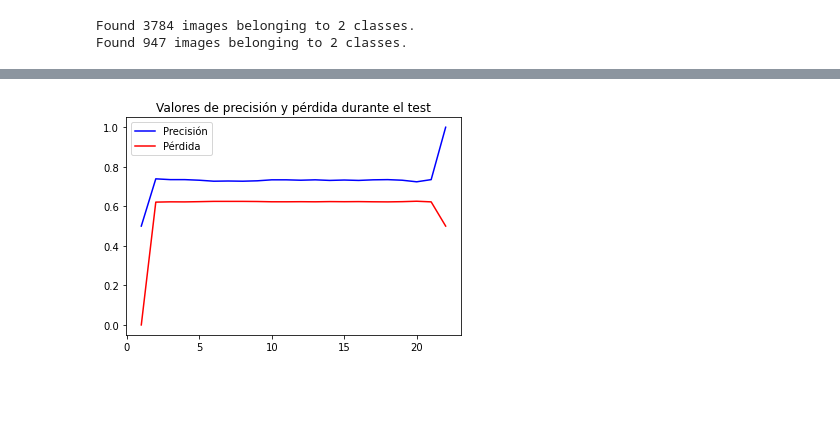
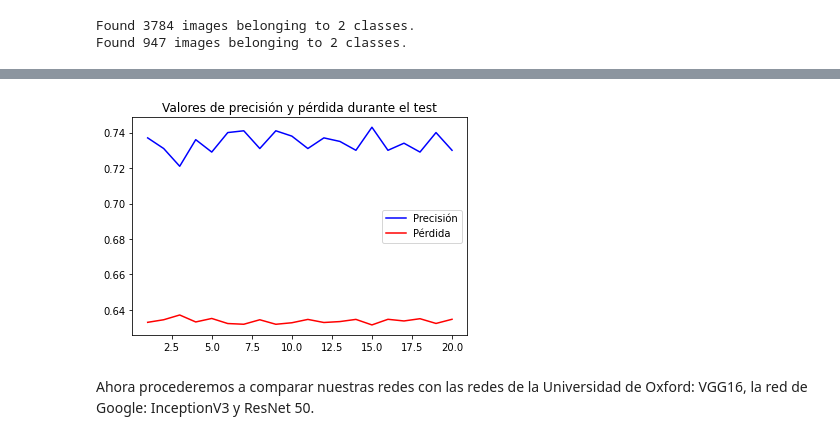
Before and after one commit to Popou123/Trabajo-Jaime-Rodriguez-Albuin, a Jupyter notebook: TFG.ipynb, the cells around one changed output, grey strips where cells are left out. Drawn from its saved outputs; the diff is of its cells as text; code cells hidden in the pictures; blank space fills up the shorter version.

```diff
--- a/TFG.ipynb
+++ b/TFG.ipynb
@@ -694,21 +723,21 @@ for i in range(pasos):
 # %%
 from matplotlib import pyplot
 #Copiamos el
-prec = historial2_test_prec
-loss = historial2_test_loss
+import pandas as pd
 
-prec.insert(0,0.5)
-prec.append(1)
+historial2_test = pd.read_csv('/content/gdrive/My Drive/historial_modelo_2_test.csv').to_dict()
+historial2_test_prec = list(historial2_test['acc'].values())
+historial2_test_loss = list(historial2_test['loss'].values())
 
-loss.insert(0,0)
-loss.append(0.5)
 
-n_pasos = range(1, len(prec) + 1)
+n_pasos = range(1, len(historial2_test_prec) + 1)
 
-pyplot.plot(n_pasos, prec, 'b', label='Precisión')
-pyplot.plot(n_pasos, loss, 'r', label='Pérdida')
+pyplot.plot(n_pasos, historial2_test_prec, 'b', label='Precisión')
+pyplot.plot(n_pasos, historial2_test_loss, 'r', label='Pérdida')
 pyplot.title('Valores de precisión y pérdida durante el test')
 pyplot.legend()
 pyplot.show()
 # %% [output]
-[figure, old version]
+[figure, new version]
+# %% [markdown]
+Ahora procederemos a comparar nuestras redes con las redes de la Universidad de Oxford: VGG16, la red de Google: InceptionV3 y ResNet 50.
```
Also changed, not shown: parts of 41 cells of this notebook.
